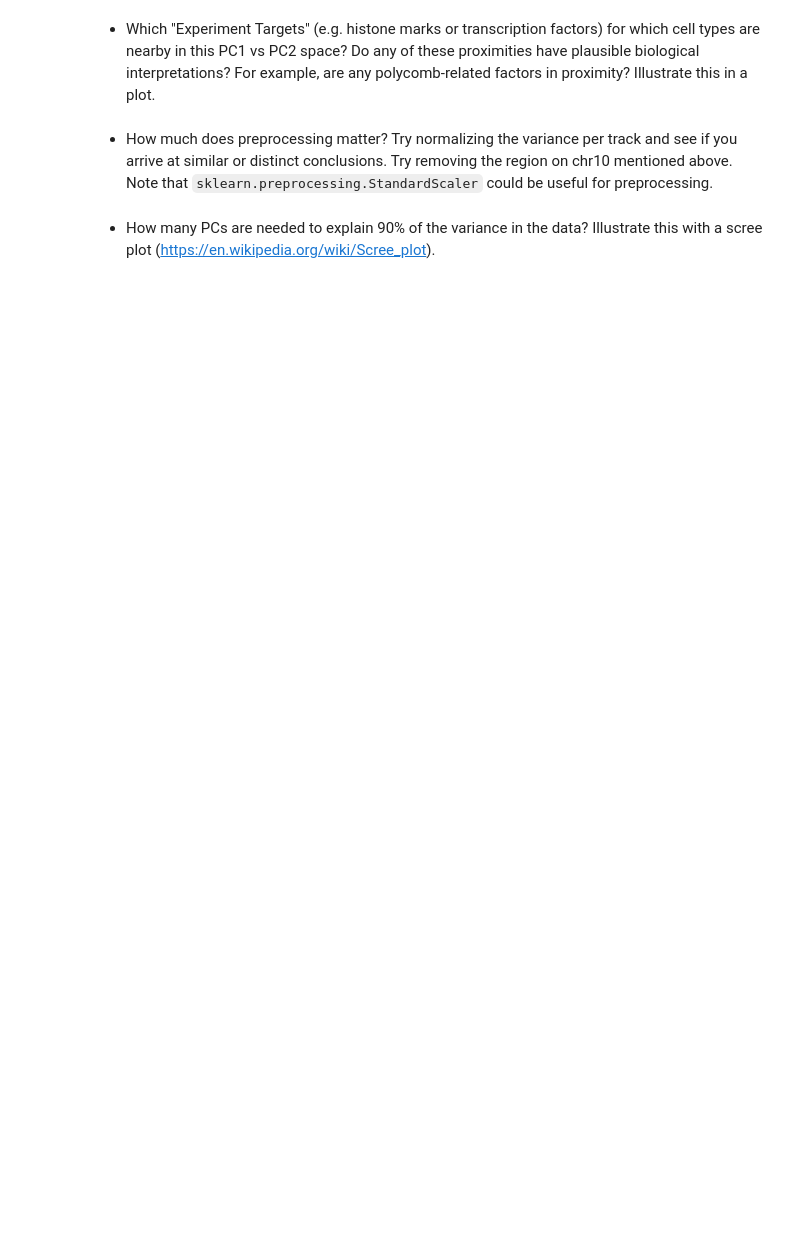
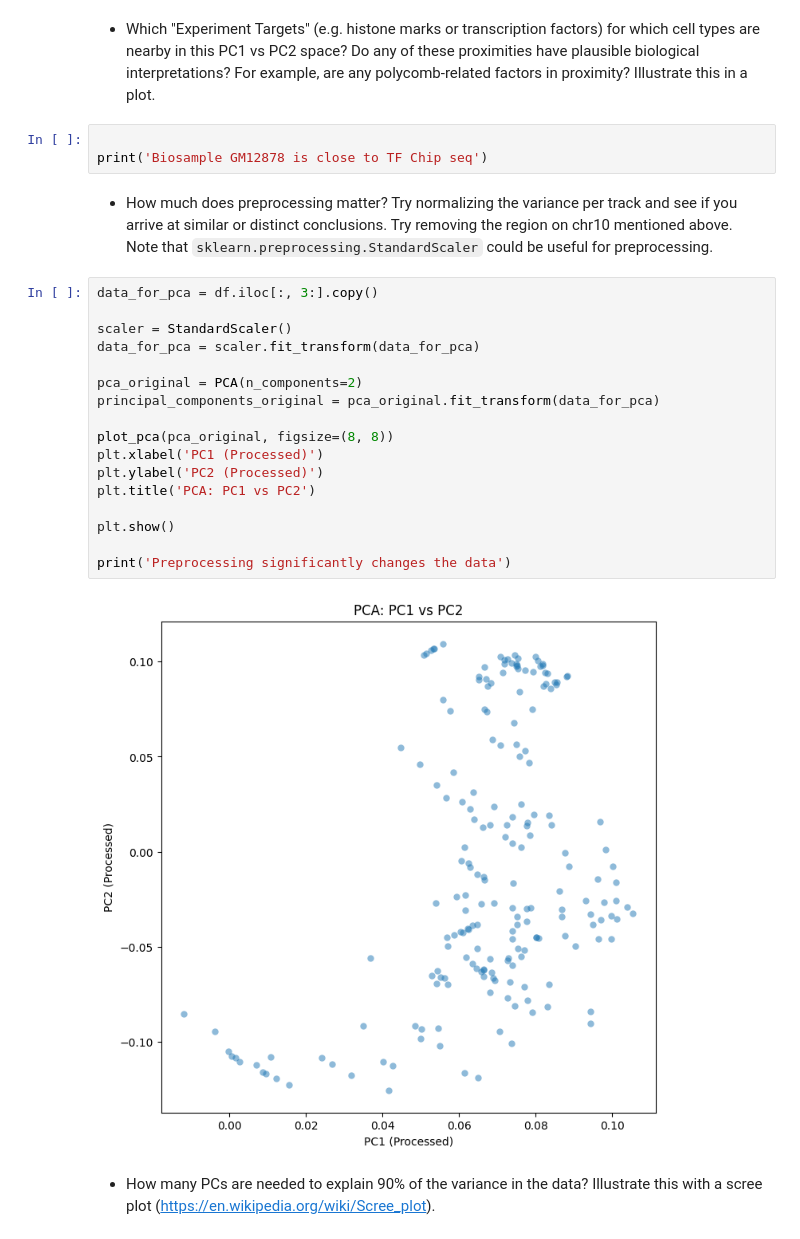
Before and after one commit to m4558/qbio577_fall2023, a Jupyter notebook: encode-bigwig-eda.ipynb, the cells around one changed output. Saved outputs shown, nothing was run; the diff lists cells and outputs as text; blank space fills up the shorter version.

```diff
--- a/encode-bigwig-eda.ipynb
+++ b/encode-bigwig-eda.ipynb
@@ -39,6 +169,28 @@ bigwig_metadata = pd.read_table('./data/ENCODE_GRCh38_bigWig.tsv')
 # %% [markdown]
 - Which "Experiment Targets" (e.g. histone marks or transcription factors) for which cell types are nearby in this PC1 vs PC2 space? Do any of these proximities have plausible biological interpretations? For example, are any polycomb-related factors in proximity? Illustrate this in a plot.
+# %%
+
+print('Biosample GM12878 is close to TF Chip seq')
 # %% [markdown]
 - How much does preprocessing matter? Try normalizing the variance per track and see if you arrive at similar or distinct conclusions. Try removing the region on chr10 mentioned above. Note that `sklearn.preprocessing.StandardScaler` could be useful for preprocessing.
+# %%
+data_for_pca = df.iloc[:, 3:].copy()
+
+scaler = StandardScaler()
+data_for_pca = scaler.fit_transform(data_for_pca)
+
+pca_original = PCA(n_components=2)
+principal_components_original = pca_original.fit_transform(data_for_pca)
+
+plot_pca(pca_original, figsize=(8, 8))
+plt.xlabel('PC1 (Processed)')
+plt.ylabel('PC2 (Processed)')
+plt.title('PCA: PC1 vs PC2')
+
+plt.show()
+
+print('Preprocessing significantly changes the data')
+# %% [output]
+[figure, added]
 # %% [markdown]
 - How many PCs are needed to explain 90% of the variance in the data? Illustrate this with a scree plot (https://en.wikipedia.org/wiki/Scree_plot).
```
Also changed, not shown: parts of 10 cells of this notebook.
